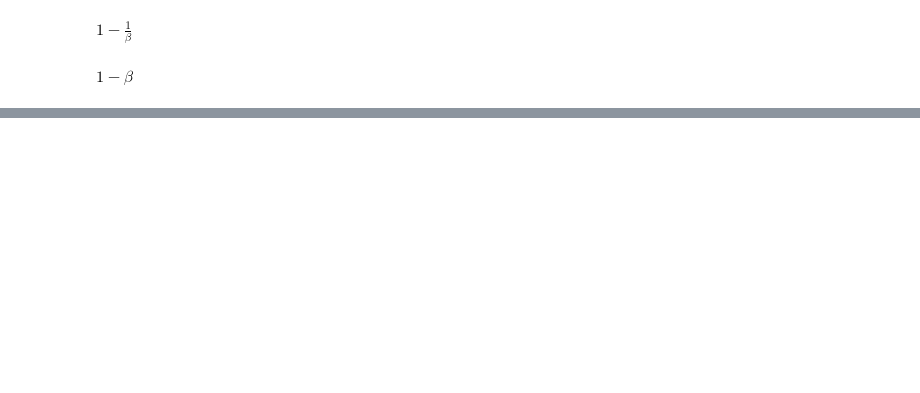
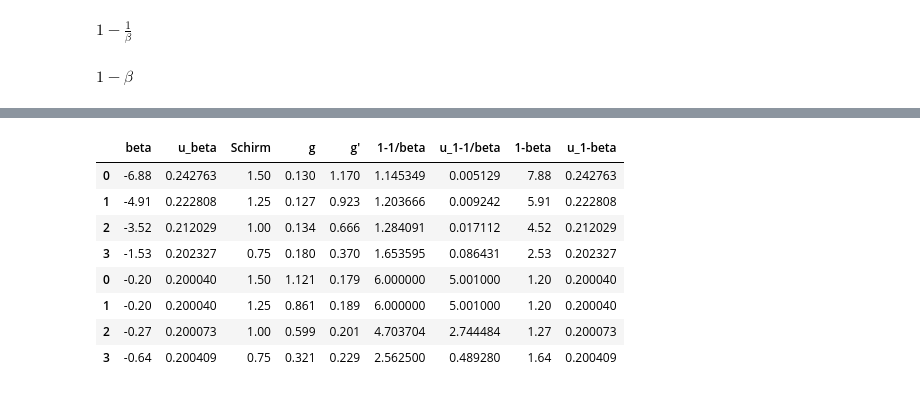
Before and after one commit to RombusBombus/AP3, a Jupyter notebook: OPA/OPA.ipynb, the cells around one changed output, grey strips where cells are left out. Saved outputs shown, nothing was run; the diff lists cells and outputs as text; code cells hidden in the pictures; blank space fills up the shorter version.

```diff
--- a/OPA/OPA.ipynb
+++ b/OPA/OPA.ipynb
@@ -364,25 +347,3 @@ regression2_formula = 1 - beta_symbol
 regression2_formula
 # %% [output]
 $\displaystyle 1 - \beta$
-# %%
-for df in [abbe_e_g, abbe_g_e]:
-    for category in ["Vergroesserung", "Verkleinerung"]:
-        regression1_val, u_regression1 = fehler_gauss(
-            regression1_formula,
-            [beta_symbol],
-            [df[f"beta_{category}"]],
-            [df[f"u_beta_{category}"]]
-        )
-        df[f"1-1/beta_{category}"] = regression1_val
-        df[f"u_1-1/beta_{category}"] = u_regression1
-
-        regression2_val, u_regression2 = fehler_gauss(
-            regression2_formula,
-            [beta_symbol],
-            [df[f"beta_{category}"]],
-            [df[f"u_beta_{category}"]]
-        )
-        df[f"1-beta_{category}"] = regression2_val
-        df[f"u_1-beta_{category}"] = u_regression2
-
-abbe_g_e
@@ -464,0 +350,26 @@ h2 = -0.11 +- 0.02
+# %%
+for key, df in betas.items():
+    for regression_formula, name in [
+        (regression1_formula, "1-1/beta"),
+        (regression2_formula, "1-beta"),
+    ]:
+        regression, u_regression = fehler_gauss(
+            regression_formula,
+            [beta_symbol],
+            [df["beta"]],
+            [df["u_beta"]],
+        )
+        df[name] = regression
+        df[f"u_{name}"] = u_regression
+
+betas["e-g"]
+# %% [output]
+|  | beta | u_beta | Schirm | g | g' | 1-1/beta | u_1-1/beta | 1-beta | u_1-beta |
+| 0 | -6.88 | 0.242763 | 1.50 | 0.130 | 1.170 | 1.145349 | 0.005129 | 7.88 | 0.242763 |
+| 1 | -4.91 | 0.222808 | 1.25 | 0.127 | 0.923 | 1.203666 | 0.009242 | 5.91 | 0.222808 |
+| 2 | -3.52 | 0.212029 | 1.00 | 0.134 | 0.666 | 1.284091 | 0.017112 | 4.52 | 0.212029 |
+| 3 | -1.53 | 0.202327 | 0.75 | 0.180 | 0.370 | 1.653595 | 0.086431 | 2.53 | 0.202327 |
+| 0 | -0.20 | 0.200040 | 1.50 | 1.121 | 0.179 | 6.000000 | 5.001000 | 1.20 | 0.200040 |
+| 1 | -0.20 | 0.200040 | 1.25 | 0.861 | 0.189 | 6.000000 | 5.001000 | 1.20 | 0.200040 |
+| 2 | -0.27 | 0.200073 | 1.00 | 0.599 | 0.201 | 4.703704 | 2.744484 | 1.27 | 0.200073 |
+| 3 | -0.64 | 0.200409 | 0.75 | 0.321 | 0.229 | 2.562500 | 0.489280 | 1.64 | 0.200409 |
```
Also changed, not shown: parts of 14 cells of this notebook.
